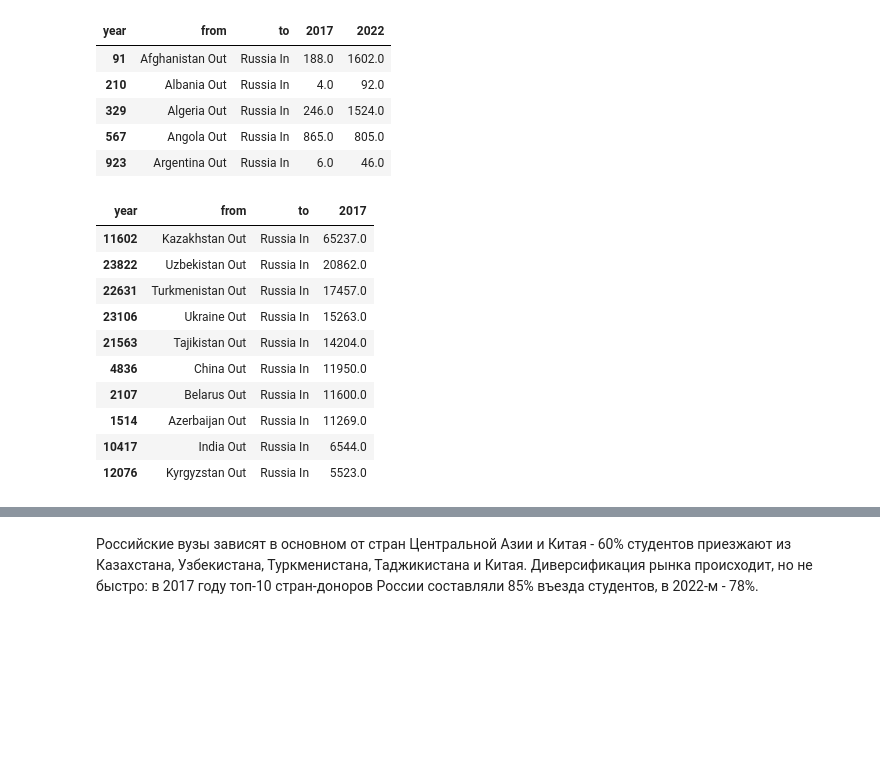
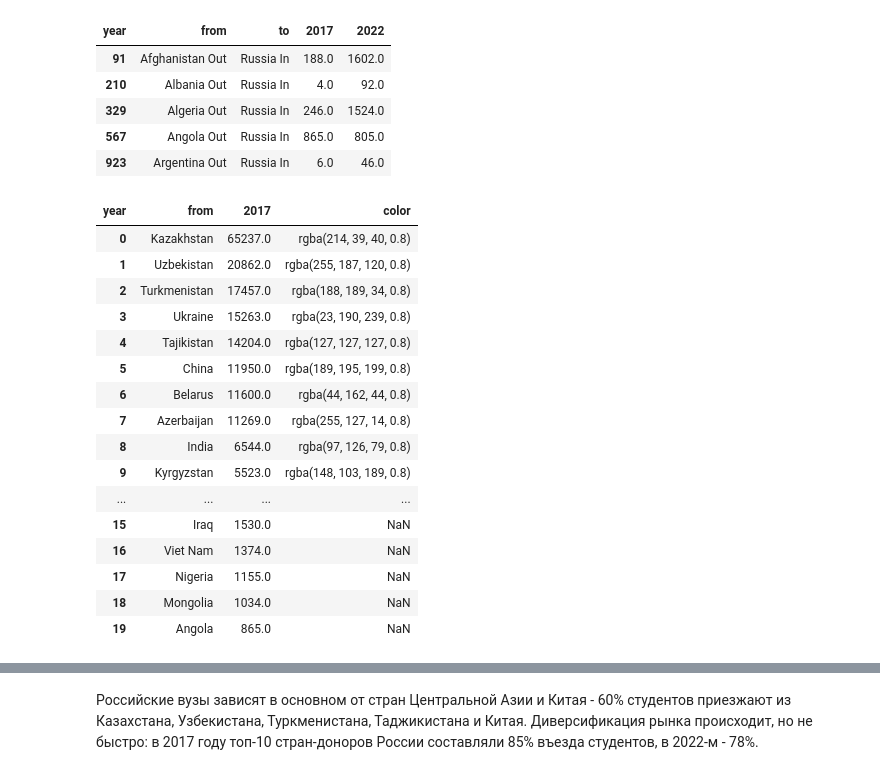
Before and after one commit to YuliyaTorgasheva/students_mobility, a Jupyter notebook: international_students_mob_CA.ipynb, the cells around one changed output, grey strips where cells are left out. Drawn from its saved outputs; the diff is of its cells as text; code cells hidden in the pictures; blank space fills up the shorter version.

```diff
--- a/international_students_mob_CA.ipynb
+++ b/international_students_mob_CA.ipynb
@@ -216,0 +286,6 @@ total_years[total_years['year'].isin(['2017','2022'])]
+# %%
+country='Egypt'
+df_country = total_years.pivot(index=['to'], columns='year', values='value').reset_index()
+# df_country = df_country[df_country['to']==country]
+df_country = df_country[['to','2017','2019','2020','2021','2022']]
+df_country
@@ -385,7 +508,7 @@ num_rows = (num_plots + num_cols - 1) // num_cols  # Calculate the number of row
 fig = make_subplots(rows=num_rows, cols=num_cols, subplot_titles=unique_groups)
 
 for i, group in enumerate(unique_groups):
-    filtered_df = inbound[inbound['group'] == group]
+    filtered_df = inbound_no_zero[inbound_no_zero['group'] == group]
     row_index = i // n_cols + 1
     col_index = i % n_cols + 1
 
@@ -508,13 +631,25 @@ for i, group in enumerate(unique_groups):
     fig.add_trace(trace2, row=row_index, col=col_index)
 
 fig.update_layout(
-title='Исходящий поток иностранных студентов по группам стран с 2017 по 2022 г.',
-# xaxis_title='Country',
-yaxis_title='Число студентов, тыс.',
-barmode='group',  # Group bars together
-height=1600,
-width=2600,
-plot_bgcolor='white'
+    title='Исходящий поток иностранных студентов по группам стран с 2017 по 2022 г.',
+    # xaxis_title='Country',
+    yaxis_title='Число студентов, тыс.',
+    barmode='group',  # Group bars together
+    height=1600,
+    width=2600,
+    plot_bgcolor='white',
+    annotations=[
+                dict(
+                    x=0.4,  # Center the annotation
+                    y=-0.18,  # Move it below the chart
+                    text="@Conspect Labs, Sources: UNESCO, OpenDoorsData, Nuffic, IIE, Statista, MoE of Kazakhstan, Iran, Egypt, Thailand",
+                    showarrow=False,
+                    xref="paper",  # Use paper coordinates
+                    yref="paper",
+                    font=dict(size=12, color="grey"),
+                    align="left"
+            )
+            ]
 )
 for i in range(1, num_rows + 1):
     for j in range(1, num_cols + 1):
@@ -607,6 +742,9 @@ for key,value in regions.items():
         'Malaysia':other_color,
         'Bulgaria':other_color,
         'Slovakia':other_color,
+        'China':other_color,
+        'India':'rgba(97, 126, 79, 0.8)',
+        'Egypt':'rgba(97, 60, 79, 0.8)'
     }
 
     # You can use color mapping for countries. Change i and coeffs to get distinct colors.
@@ -727,19 +865,29 @@ inbound_to_country.head()
 | 923 | Argentina Out | Russia In | 6.0 | 46.0 |
 # %%
 #Extract top 20 source countries for Russia in 2017 and 2022
-inbound_to_country_from_2017_top20 = inbound_to_country.sort_values(by='2017', ascending=False).head(10)
+inbound_to_country_from_2017_top20 = inbound_to_country.sort_values(by='2017', ascending=False).head(20)
 inbound_to_country_from_2017_top20 = inbound_to_country_from_2017_top20[['from','to','2017']]
+inbound_to_country_from_2017_top20['from'] = inbound_to_country_from_2017_top20['from'].apply(lambda x:x.replace(' Out',''))
+inbound_to_country_from_2017_top20 = inbound_to_country_from_2017_top20[['from','2017']].set_index('from').reset_index()
+inbound_to_country_from_2017_top20['color'] = inbound_to_country_from_2017_top20['from'].map(country_colors)
+
 inbound_to_country_from_2017_top20
 # %% [output]
-| year | from | to | 2017 |
-| 11602 | Kazakhstan Out | Russia In | 65237.0 |
-| 23822 | Uzbekistan Out | Russia In | 20862.0 |
-| 22631 | Turkmenistan Out | Russia In | 17457.0 |
-| 23106 | Ukraine Out | Russia In | 15263.0 |
-| 21563 | Tajikistan Out | Russia In | 14204.0 |
-| 4836 | China Out | Russia In | 11950.0 |
-| 2107 | Belarus Out | Russia In | 11600.0 |
-| 1514 | Azerbaijan Out | Russia In | 11269.0 |
-| 10417 | India Out | Russia In | 6544.0 |
-| 12076 | Kyrgyzstan Out | Russia In | 5523.0 |
+| year | from | 2017 | color |
+| 0 | Kazakhstan | 65237.0 | rgba(214, 39, 40, 0.8) |
+| 1 | Uzbekistan | 20862.0 | rgba(255, 187, 120, 0.8) |
+| 2 | Turkmenistan | 17457.0 | rgba(188, 189, 34, 0.8) |
+| 3 | Ukraine | 15263.0 | rgba(23, 190, 239, 0.8) |
+| 4 | Tajikistan | 14204.0 | rgba(127, 127, 127, 0.8) |
+| 5 | China | 11950.0 | rgba(189, 195, 199, 0.8) |
+| 6 | Belarus | 11600.0 | rgba(44, 162, 44, 0.8) |
+| 7 | Azerbaijan | 11269.0 | rgba(255, 127, 14, 0.8) |
+| 8 | India | 6544.0 | rgba(97, 126, 79, 0.8) |
+| 9 | Kyrgyzstan | 5523.0 | rgba(148, 103, 189, 0.8) |
+| ... | ... | ... | ... |
+| 15 | Iraq | 1530.0 | NaN |
+| 16 | Viet Nam | 1374.0 | NaN |
+| 17 | Nigeria | 1155.0 | NaN |
+| 18 | Mongolia | 1034.0 | NaN |
+| 19 | Angola | 865.0 | NaN |
 # %%
```
Also changed, not shown: parts of 45 cells of this notebook.
